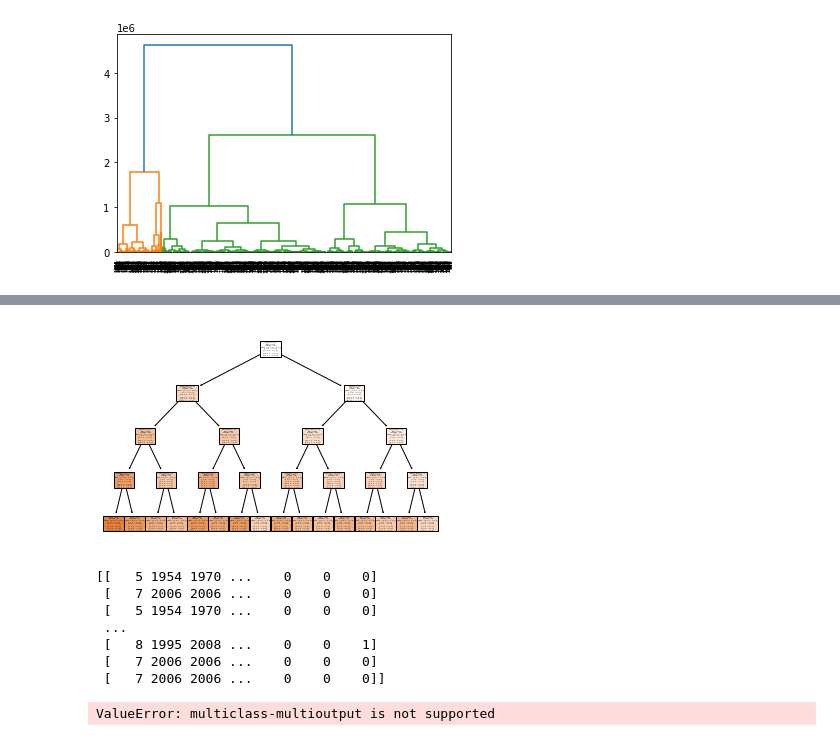
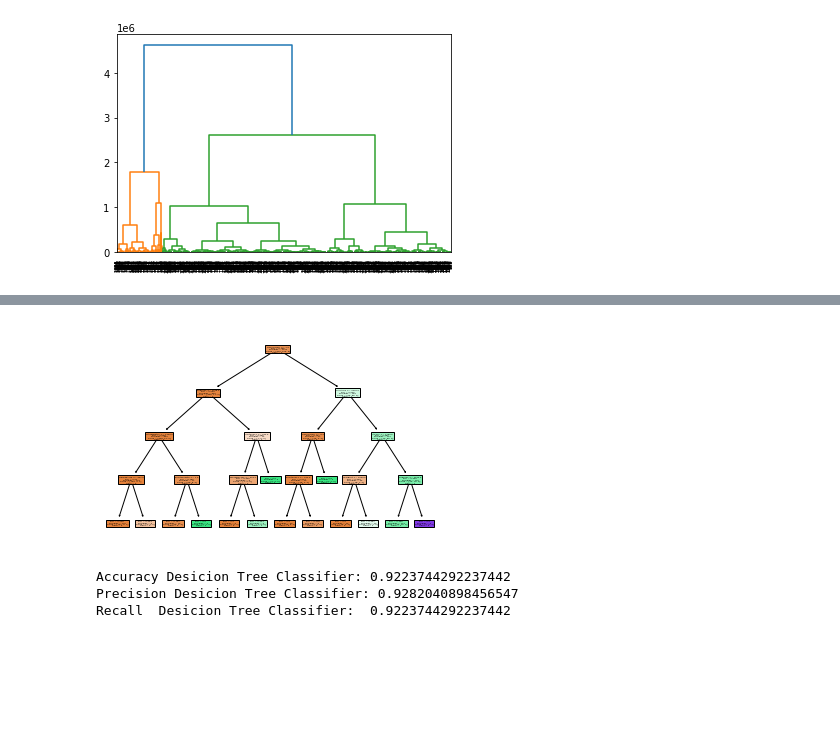
Before and after one commit to oscarparedez/arboles-decision, a Jupyter notebook: hdt3.ipynb, the cells around one changed output, grey strips where cells are left out. Saved outputs shown, nothing was run; the diff lists cells and outputs as text; code cells hidden in the pictures; blank space fills up the shorter version.

Commit message:
deez cookie 7,8,9,10,11, fixed errors
Co-Authored-By: Diego Alvarez  <46492943+diego59x@users.noreply.github.com>
Co-Authored-By: Oscar Paredez <42584081+oscarparedez@users.noreply.github.com>

```diff
--- a/hdt3.ipynb
+++ b/hdt3.ipynb
@@ -81,36 +101,34 @@ df['Clasificacion'][df['SalePrice'] >= minPrice + avg * 2] = 2
 # %%
 # Numero 5 y 6
 from sklearn.model_selection import train_test_split
 from sklearn.tree import DecisionTreeClassifier
 from sklearn import tree
 import random
-
-Y = df.drop(['SalePrice'], axis=1)  #La variable respuesta
+df = df.drop('SalePrice', axis = 1)
+df['Clasificacion'] = df['Clasificacion'].astype('category')
+Y = df.pop('Clasificacion')  #La variable respuesta
 X = df #El resto de los datos
 
 X_train, X_test,y_train, y_test = train_test_split(X, Y,test_size=0.3, train_size=0.7)
 # y_train
 # X_train
 arbol = DecisionTreeClassifier(max_depth=4, random_state=42)
 arbol = arbol.fit(X_train, y_train)
 
-tree.plot_tree(arbol,feature_names=df.columns, class_names=['0','1','2'], filled=True )
-plt.savefig('out.pdf')
+tree.plot_tree(arbol,feature_names=df.columns, class_names=['0','1','2'], filled=True)
+plt.savefig('DesicionTreeClassifier.pdf')
 # %% [output]
-[figure, old version]
+[figure, new version]
 # %%
+#6
+from sklearn import metrics
+from sklearn.metrics import confusion_matrix
 y_pred = arbol.predict(X_test)
-print(y_pred)
-print("Accuracy:", metrics.accuracy_score(y_test, y_pred))
-print("Precision:", metrics.precision_score(
+print("Accuracy Desicion Tree Classifier:", metrics.accuracy_score(y_test, y_pred))
+print("Precision Desicion Tree Classifier:", metrics.precision_score(
     y_test, y_pred, average='weighted'))
-print("Recall: ", metrics.recall_score(y_test, y_pred, average='weighted'))
+print("Recall  Desicion Tree Classifier: ", metrics.recall_score(y_test, y_pred, average='weighted'))
 # %% [output]
-[[   5 1954 1970 ...    0    0    0]
- [   7 2006 2006 ...    0    0    0]
- [   5 1954 1970 ...    0    0    0]
- ...
- [   8 1995 2008 ...    0    0    1]
- [   7 2006 2006 ...    0    0    0]
- [   7 2006 2006 ...    0    0    0]]
+Accuracy Desicion Tree Classifier: 0.9223744292237442
+Precision Desicion Tree Classifier: 0.9282040898456547
+Recall  Desicion Tree Classifier:  0.9223744292237442
-ValueError: multiclass-multioutput is not supported
```
Also changed, not shown: parts of 12 cells of this notebook, 6 other files.
